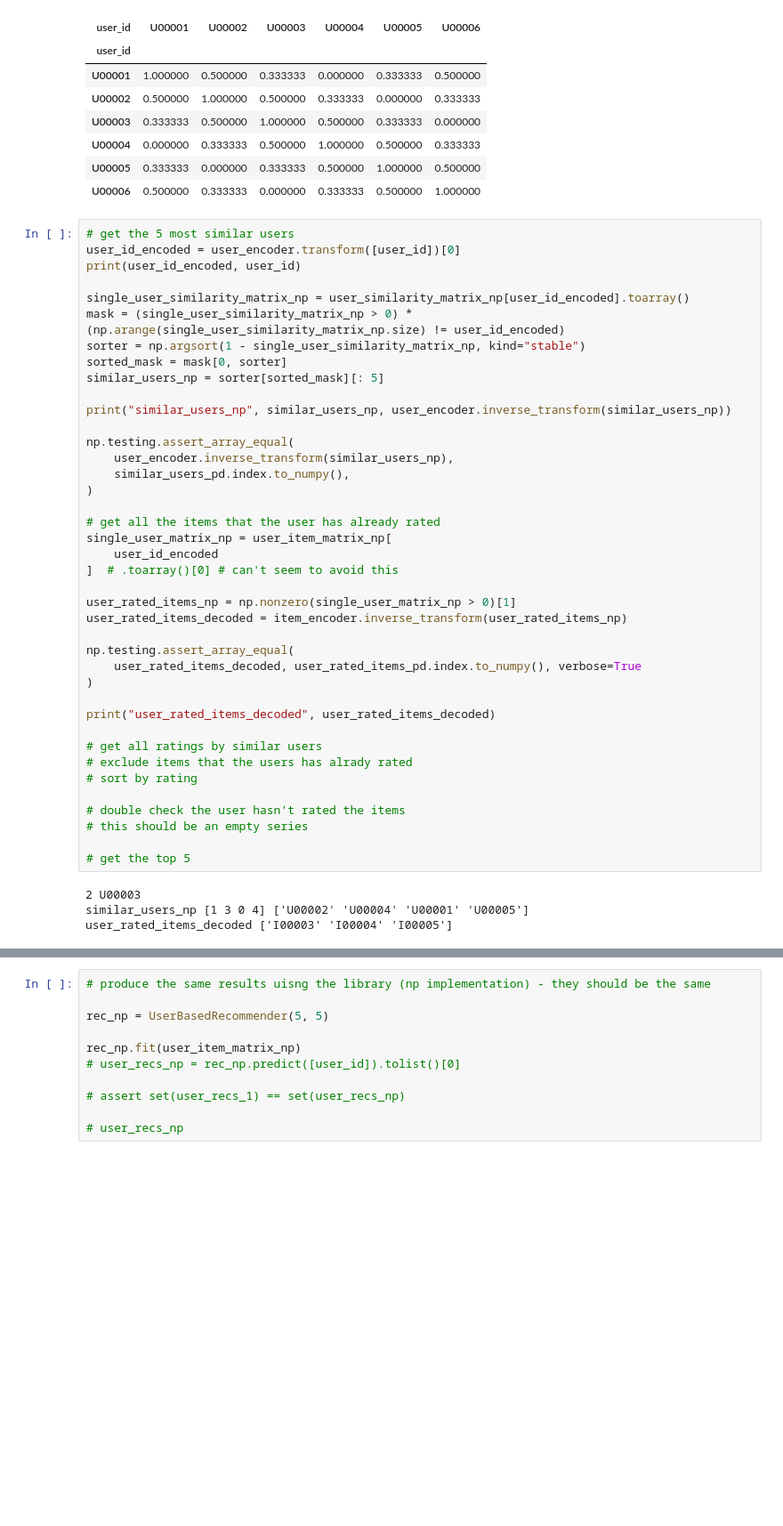
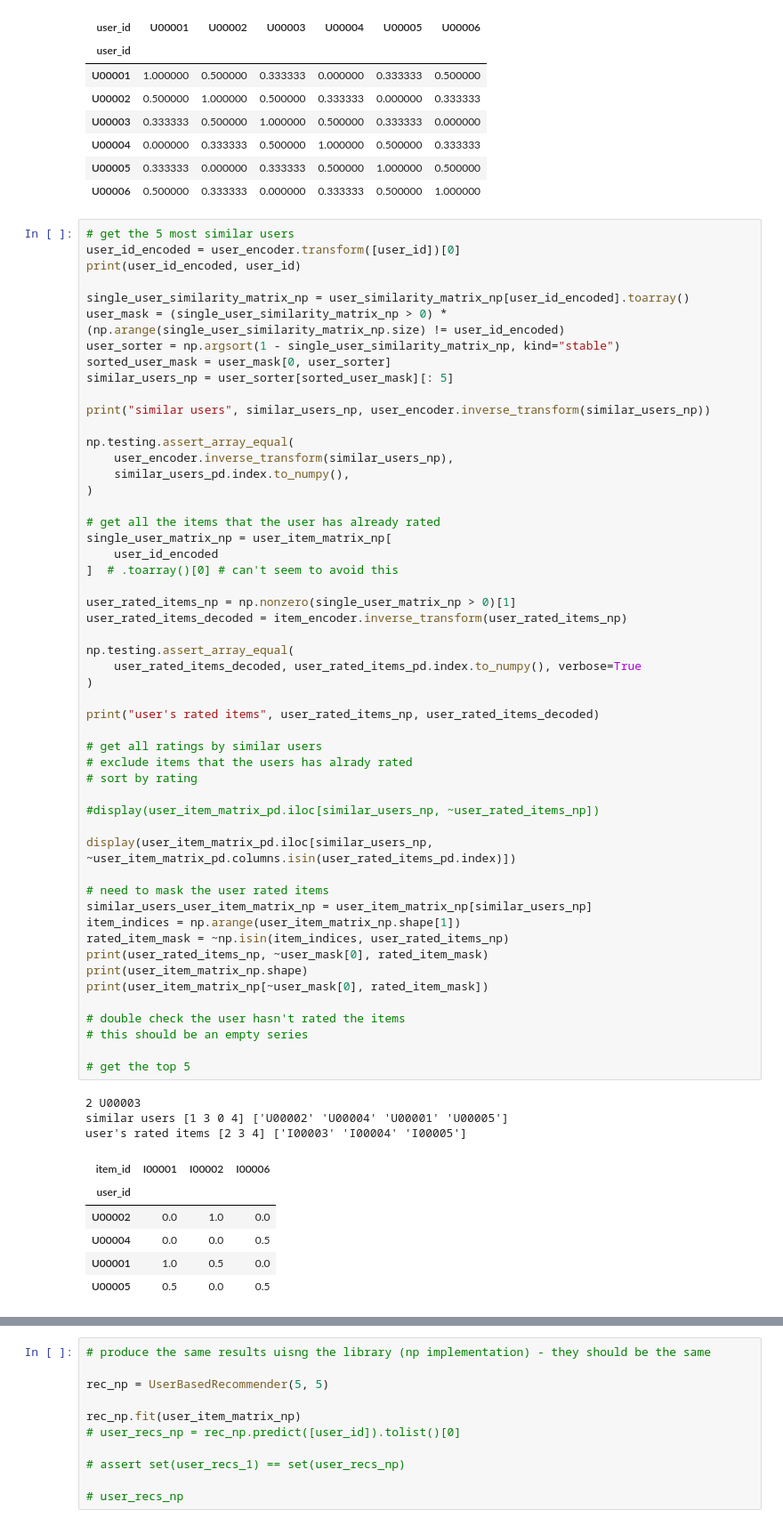
Before and after one commit to DungBeetleBASH/recsys-pipeliner, a Jupyter notebook: notebooks/user_based_collaborative_filtering.ipynb, the cells around one changed output, grey strips where cells are left out. Shown at 89% size. Drawn from its saved outputs; the diff is of its cells as text; blank space fills up the shorter version.

```diff
--- a/notebooks/user_based_collaborative_filtering.ipynb
+++ b/notebooks/user_based_collaborative_filtering.ipynb
@@ -209,41 +209,59 @@ user_id_encoded = user_encoder.transform([user_id])[0]
 print(user_id_encoded, user_id)
 
 single_user_similarity_matrix_np = user_similarity_matrix_np[user_id_encoded].toarray()
-mask = (single_user_similarity_matrix_np > 0) * (np.arange(single_user_similarity_matrix_np.size) != user_id_encoded)
-sorter = np.argsort(1 - single_user_similarity_matrix_np, kind="stable")
-sorted_mask = mask[0, sorter]
-similar_users_np = sorter[sorted_mask][: 5]
+user_mask = (single_user_similarity_matrix_np > 0) * (np.arange(single_user_similarity_matrix_np.size) != user_id_encoded)
+user_sorter = np.argsort(1 - single_user_similarity_matrix_np, kind="stable")
+sorted_user_mask = user_mask[0, user_sorter]
+similar_users_np = user_sorter[sorted_user_mask][: 5]
 
-print("similar_users_np", similar_users_np, user_encoder.inverse_transform(similar_users_np))
+print("similar users", similar_users_np, user_encoder.inverse_transform(similar_users_np))
 
 np.testing.assert_array_equal(
     user_encoder.inverse_transform(similar_users_np),
     similar_users_pd.index.to_numpy(),
 )
 
 # get all the items that the user has already rated
 single_user_matrix_np = user_item_matrix_np[
     user_id_encoded
 ]  # .toarray()[0] # can't seem to avoid this
 
 user_rated_items_np = np.nonzero(single_user_matrix_np > 0)[1]
 user_rated_items_decoded = item_encoder.inverse_transform(user_rated_items_np)
 
 np.testing.assert_array_equal(
     user_rated_items_decoded, user_rated_items_pd.index.to_numpy(), verbose=True
 )
 
-print("user_rated_items_decoded", user_rated_items_decoded)
+print("user's rated items", user_rated_items_np, user_rated_items_decoded)
 
 # get all ratings by similar users
 # exclude items that the users has alrady rated
 # sort by rating
 
+#display(user_item_matrix_pd.iloc[similar_users_np, ~user_rated_items_np])
+
+display(user_item_matrix_pd.iloc[similar_users_np, ~user_item_matrix_pd.columns.isin(user_rated_items_pd.index)])
+
+# need to mask the user rated items
+similar_users_user_item_matrix_np = user_item_matrix_np[similar_users_np]
+item_indices = np.arange(user_item_matrix_np.shape[1])
+rated_item_mask = ~np.isin(item_indices, user_rated_items_np)
+print(user_rated_items_np, ~user_mask[0], rated_item_mask)
+print(user_item_matrix_np.shape)
+print(user_item_matrix_np[~user_mask[0], rated_item_mask])
+
 # double check the user hasn't rated the items
 # this should be an empty series
 
 # get the top 5
 # %% [output]
 2 U00003
-similar_users_np [1 3 0 4] ['U00002' 'U00004' 'U00001' 'U00005']
-user_rated_items_decoded ['I00003' 'I00004' 'I00005']
+similar users [1 3 0 4] ['U00002' 'U00004' 'U00001' 'U00005']
+user's rated items [2 3 4] ['I00003' 'I00004' 'I00005']
+| item_id | I00001 | I00002 | I00006 |
+| user_id |  |  |  |
+| U00002 | 0.0 | 1.0 | 0.0 |
+| U00004 | 0.0 | 0.0 | 0.5 |
+| U00001 | 1.0 | 0.5 | 0.0 |
+| U00005 | 0.5 | 0.0 | 0.5 |
```
Also changed, not shown: parts of 1 cell of this notebook.
